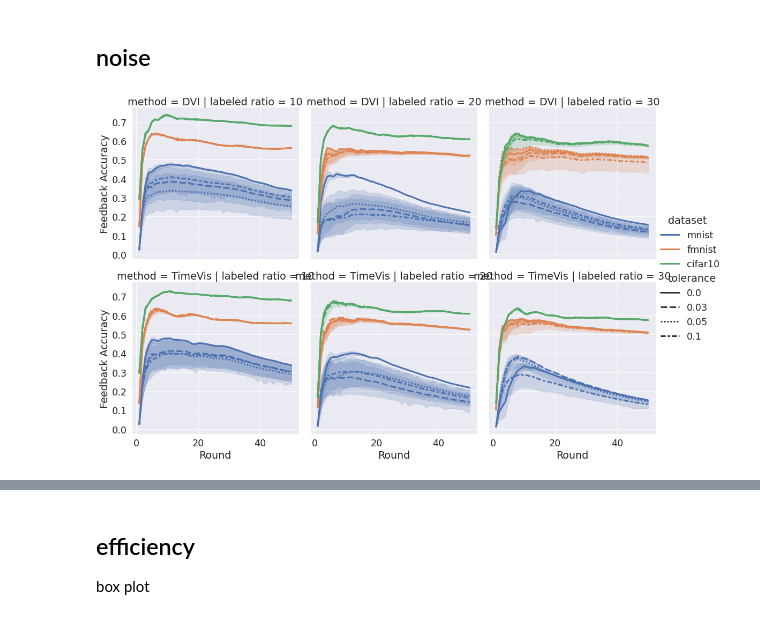
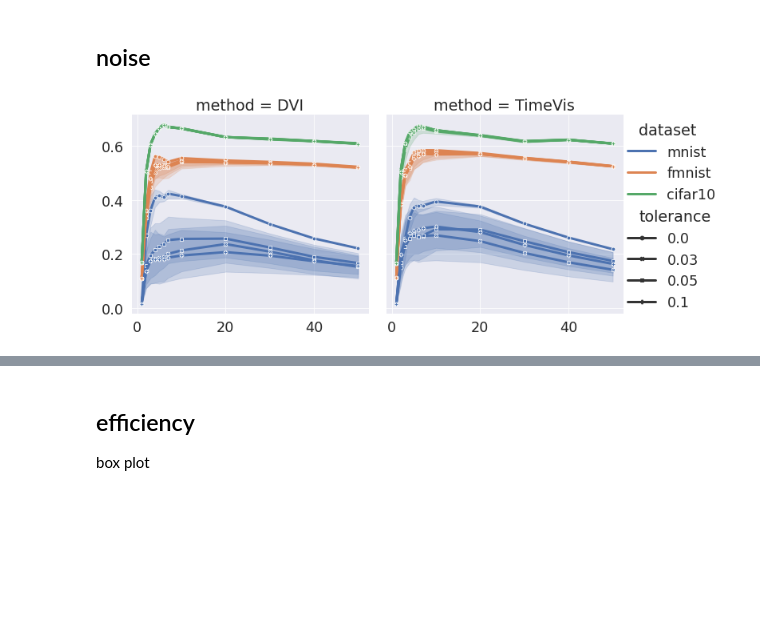
Before and after one commit to xianglinyang/DeepDebugger, a Jupyter notebook: experiments/trajectory_plot.ipynb, the cells around one changed output, grey strips where cells are left out. Cells and saved outputs as stored; diff of their text form; code cells hidden in the pictures; blank space fills up the shorter version.

```diff
--- a/experiments/trajectory_plot.ipynb
+++ b/experiments/trajectory_plot.ipynb
@@ -4,6 +4,12 @@ import matplotlib as mpl
 import numpy as np
 import seaborn as sns
 import pandas as pd
+# %%
+# For type1 and embeded font
+from matplotlib import rc
+plt.rcParams['ps.useafm'] = True
+rc('font',**{'family':'sans-serif','sans-serif':['FreeSans']})
+plt.rcParams['pdf.fonttype'] = 42
 # %% [markdown]
 # Active learning
 # %%
@@ -37,17 +42,19 @@ fg.figure.savefig(
 ## noise
 # %%
 # "task":str, "dataset":str, "method":str, "rate":int, "tolerance":float, "iter":int, "eval":float})
-df_eval = df[(df.task=="feedback")&(df.tolerance<0.15)&(df.method!="Random")]
+df_eval = df[(df.task=="feedback")&(df.rate==20)&(df.tolerance<0.15)&(df.method!="Random")&(df.iter.isin([1,2,3,4,5,6,7,10,20,30,40,50]))]
+pal20c = sns.color_palette('tab20c', 20)
 sns.set_theme()
 sns.set_context("paper", font_scale=2, rc={"lines.linewidth": 3})
-fg = sns.relplot(data=df_eval, x="iter", y="eval",col="labeled ratio", row="method", hue="dataset", hue_order=["mnist","fmnist","cifar10"], style="tolerance", kind="line", legend="full")
-# sns.move_legend(fg, "right", bbox_to_anchor=(0,0), title=None, frameon=True)
-fg.set(xlabel='Round', ylabel='Feedback Accuracy')
+fg = sns.relplot(data=df_eval, x="iter", y="eval", col="method", hue="dataset", hue_order=["mnist","fmnist","cifar10"], style="tolerance", markers=True, dashes=False, kind="line", legend="full")
+# fg = sns.lineplot(data=df_eval, x="iter", y="eval", hue="dataset", hue_order=["mnist","fmnist","cifar10"], style="method", style_order=["DVI", "TimeVis","Random"], legend="full")
+# sns.move_legend(fg, "lower center", bbox_to_anchor=(.5, 1), ncol=2, title=None, frameon=False)
+fg.set(xlabel='', ylabel='')
 fg.figure.savefig(
-    "../singleVis/plot/plot_results/al_simulation_noise.png",
+    "../singleVis/plot/plot_results/al_simulation_noise_20.png",
     dpi=300,
     bbox_inches="tight",
     pad_inches=0.0,
 )
 # %% [output]
-[figure, old version]
+[figure, new version]
```
Also changed, not shown: parts of 27 cells of this notebook, 1 other file.
